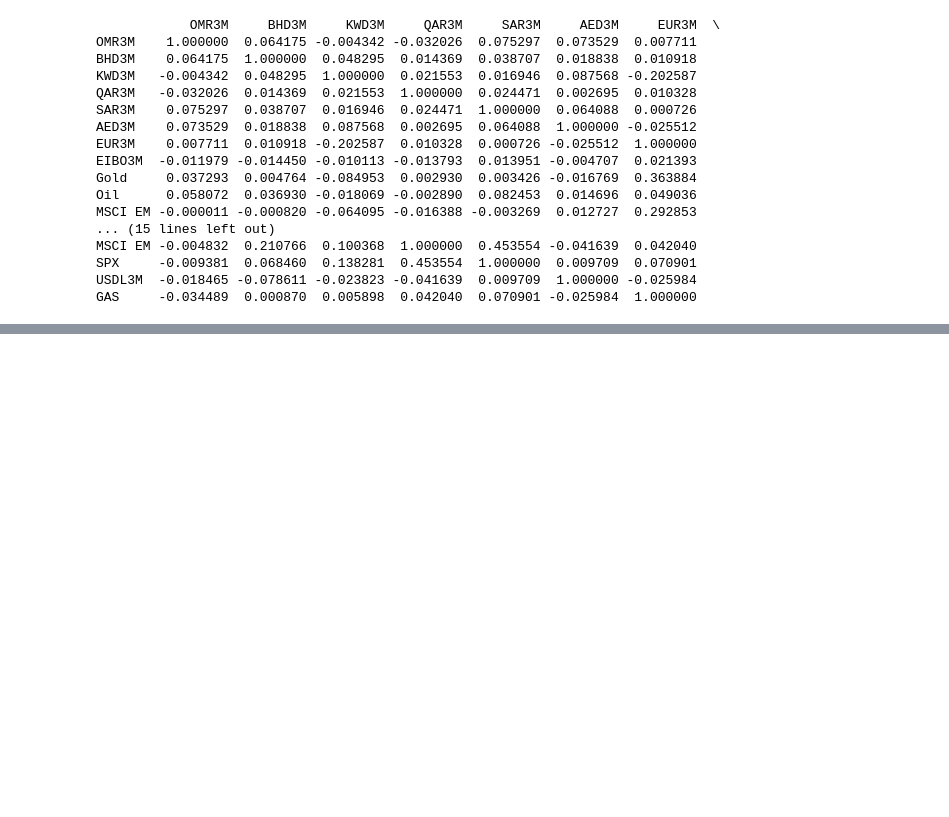
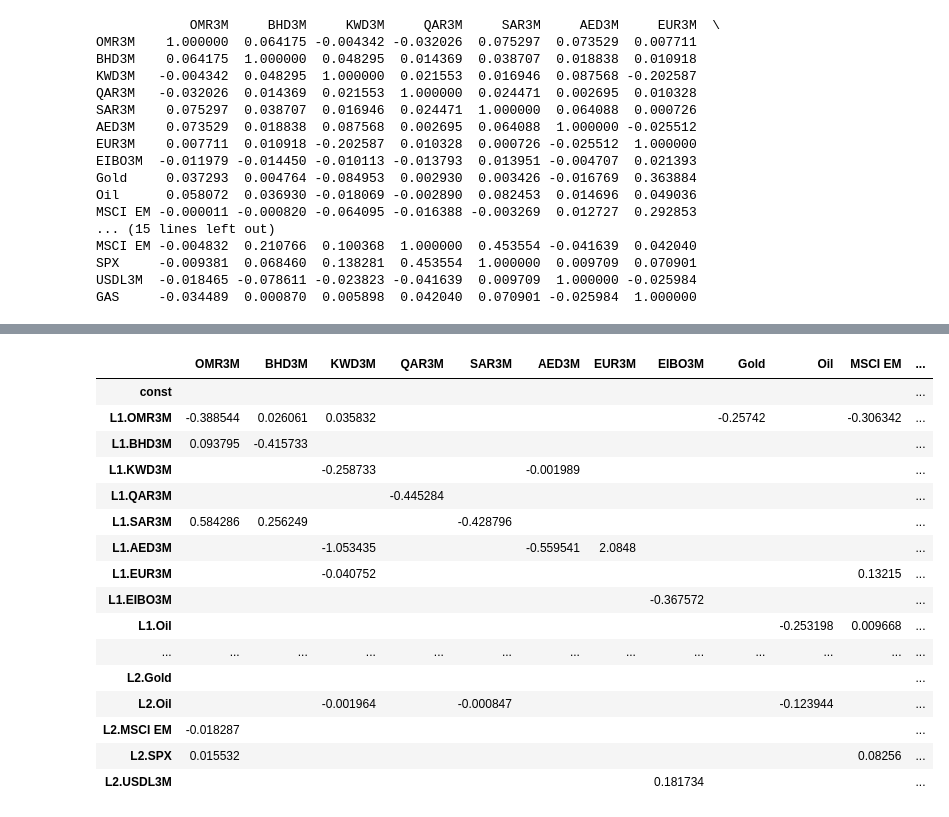
Before and after one commit to WellFan/Latex_folder, a Jupyter notebook: time_series/var.ipynb, the cells around one changed output, grey strips where cells are left out. Cells and saved outputs as stored; diff of their text form; code cells hidden in the pictures; blank space fills up the shorter version.

```diff
--- a/time_series/var.ipynb
+++ b/time_series/var.ipynb
@@ -114,0 +208,26 @@ with open('cor.tex', 'w') as f:
+# %%
+significance_level = 0.01
+significant_parameters = results.params[results.pvalues < significance_level]
+
+# Print the significant parameters
+significant_parameters.dropna(how='all', inplace=True)
+significant_parameters = significant_parameters.fillna('')
+significant_parameters
+# %% [output]
+|  | OMR3M | BHD3M | KWD3M | QAR3M | SAR3M | AED3M | EUR3M | EIBO3M | Gold | Oil | MSCI EM | ... |
+| const |  |  |  |  |  |  |  |  |  |  |  | ... |
+| L1.OMR3M | -0.388544 | 0.026061 | 0.035832 |  |  |  |  |  | -0.25742 |  | -0.306342 | ... |
+| L1.BHD3M | 0.093795 | -0.415733 |  |  |  |  |  |  |  |  |  | ... |
+| L1.KWD3M |  |  | -0.258733 |  |  | -0.001989 |  |  |  |  |  | ... |
+| L1.QAR3M |  |  |  | -0.445284 |  |  |  |  |  |  |  | ... |
+| L1.SAR3M | 0.584286 | 0.256249 |  |  | -0.428796 |  |  |  |  |  |  | ... |
+| L1.AED3M |  |  | -1.053435 |  |  | -0.559541 | 2.0848 |  |  |  |  | ... |
+| L1.EUR3M |  |  | -0.040752 |  |  |  |  |  |  |  | 0.13215 | ... |
+| L1.EIBO3M |  |  |  |  |  |  |  | -0.367572 |  |  |  | ... |
+| L1.Oil |  |  |  |  |  |  |  |  |  | -0.253198 | 0.009668 | ... |
+| ... | ... | ... | ... | ... | ... | ... | ... | ... | ... | ... | ... | ... |
+| L2.Gold |  |  |  |  |  |  |  |  |  |  |  | ... |
+| L2.Oil |  |  | -0.001964 |  | -0.000847 |  |  |  |  | -0.123944 |  | ... |
+| L2.MSCI EM | -0.018287 |  |  |  |  |  |  |  |  |  |  | ... |
+| L2.SPX | 0.015532 |  |  |  |  |  |  |  |  |  | 0.08256 | ... |
+| L2.USDL3M |  |  |  |  |  |  |  | 0.181734 |  |  |  | ... |
```
Also changed, not shown: parts of 8 cells of this notebook, 10 other files.
